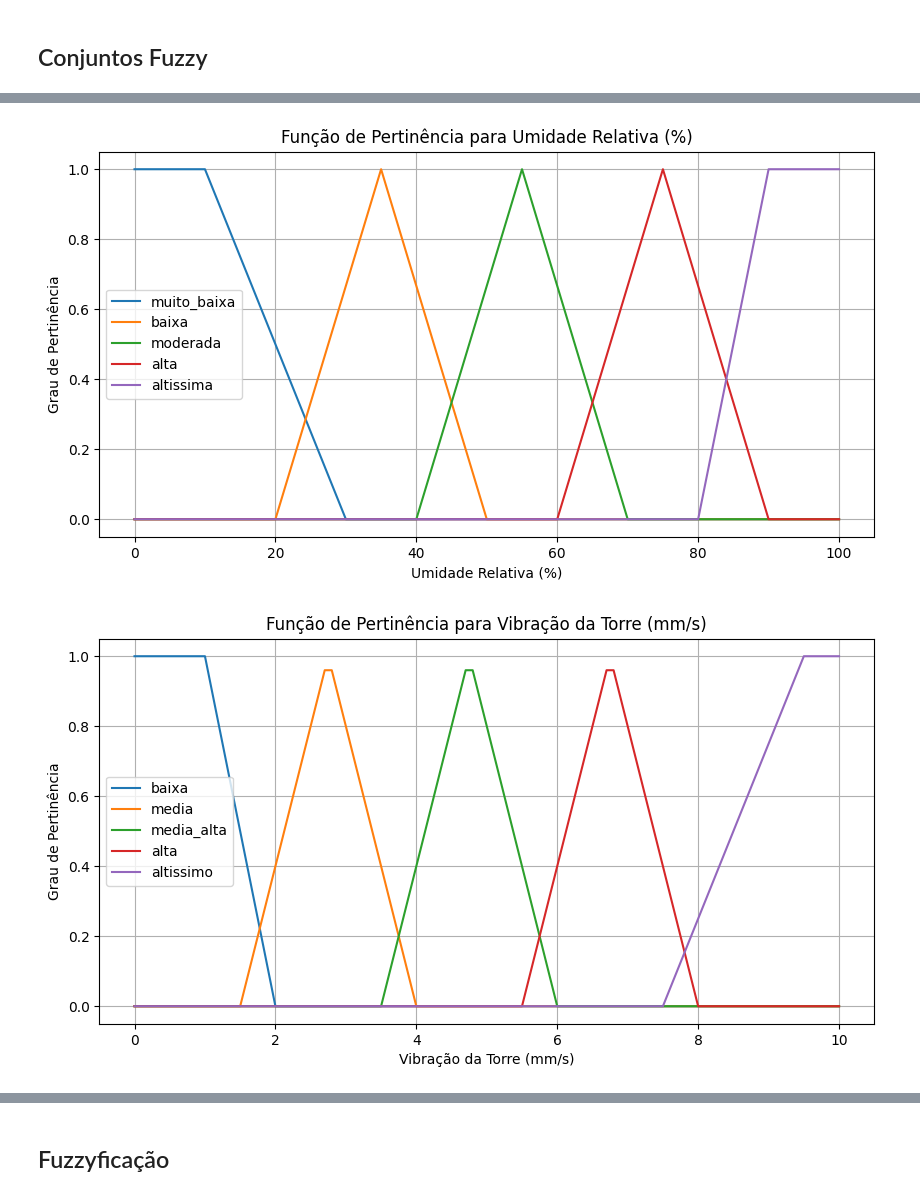
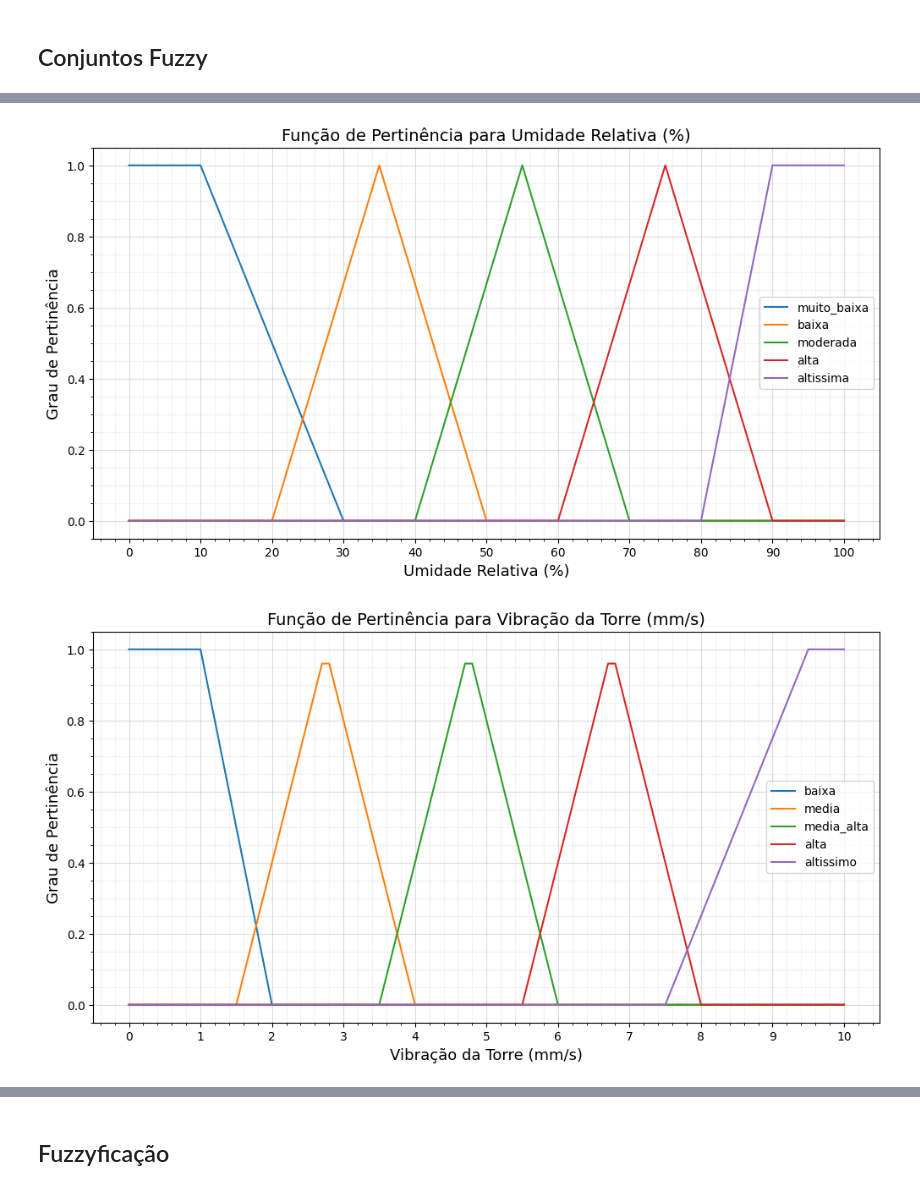
Before and after one commit to matheusssilva991/Mestrado, a Jupyter notebook: fuzzy/trabalho_1/src/main.ipynb, the cells around one changed output, grey strips where cells are left out. Drawn from its saved outputs; the diff is of its cells as text; code cells hidden in the pictures.

```diff
--- a/fuzzy/trabalho_1/src/main.ipynb
+++ b/fuzzy/trabalho_1/src/main.ipynb
@@ -24,14 +24,18 @@ from utils import (
 
 DATA_DIR = Path("../data")
 
-OPERADOR_FUZZY = "dombi"
+OPERADOR_FUZZY = "hamacher"
 DEFUZZIFICADOR = "centro_gravidade"
 AMOSTRA_SAIDA_VISUALIZAR = 0
+FIGURA_DPI = 600
 
 OUTPUT_DIR = Path("../output") / OPERADOR_FUZZY
-FIGURAS_SAIDA_DIR = OUTPUT_DIR / "figuras_conjuntos_saida"
+FIGURAS_DIR = OUTPUT_DIR / "figuras"
+FIGURAS_CONJUNTOS_DIR = FIGURAS_DIR / "conjuntos"
+FIGURAS_SAIDA_DIR = FIGURAS_DIR / "saida"
 
 OUTPUT_DIR.mkdir(parents=True, exist_ok=True)
+FIGURAS_CONJUNTOS_DIR.mkdir(parents=True, exist_ok=True)
 FIGURAS_SAIDA_DIR.mkdir(parents=True, exist_ok=True)
 # %% [markdown]
 ## Carregar dados e montar universos de discursos
@@ -82,22 +89,28 @@ plot_conjuntos_fuzzy(
     'Umidade Relativa (%)',
     conjuntos_umidade_relativa,
     xlabel='Umidade Relativa (%)',
+    xtick_step=10,
+    caminho_saida=FIGURAS_CONJUNTOS_DIR / 'conjuntos_fuzzy_umidade_relativa.png',
+    dpi=FIGURA_DPI,
 )
 # %% [output]
-[figure, old version]
+[figure, new version]
 # %%
 conjuntos_vibracao_torre = gerar_conjuntos_fuzzy_vibracao_torre(
     universos_discurso['vibracao_torre']
 )
 
 plot_conjuntos_fuzzy(
     universos_discurso['vibracao_torre'],
     'Vibração da Torre (mm/s)',
     conjuntos_vibracao_torre,
     xlabel='Vibração da Torre (mm/s)',
+    xtick_step=1,
+    caminho_saida=FIGURAS_CONJUNTOS_DIR / 'conjuntos_fuzzy_vibracao_torre.png',
+    dpi=FIGURA_DPI,
 )
 # %% [output]
-[figure, old version]
+[figure, new version]
 # %%
 conjuntos_risco_fadiga = gerar_conjuntos_fuzzy_risco_fadiga(
     universos_discurso['risco_fadiga']
```
Also changed, not shown: parts of 4 cells of this notebook, 53 other files.
